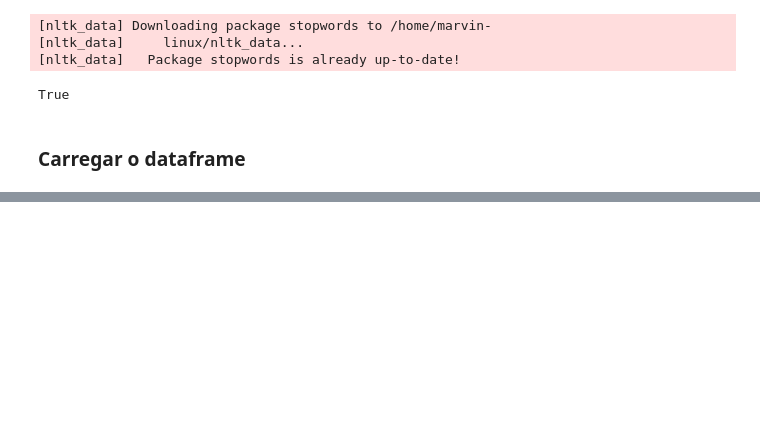
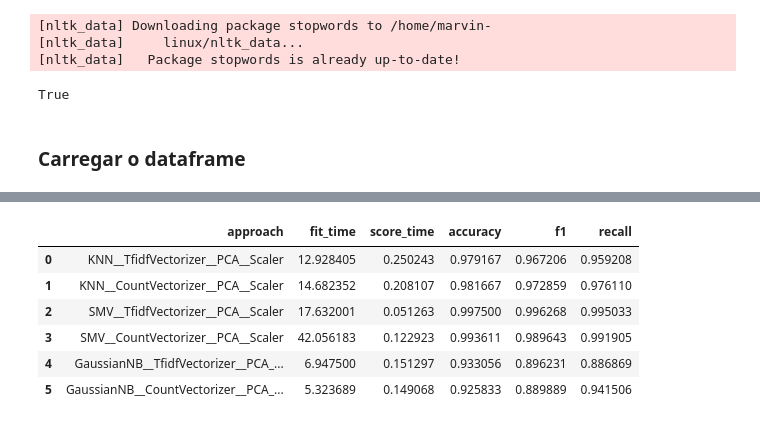
Before and after one commit to atlantico-academy/checape, a Jupyter notebook: notebooks/02 - Comparative Analysis.ipynb, the cells around one changed output, grey strips where cells are left out. Drawn from its saved outputs; the diff is of its cells as text; code cells hidden in the pictures; blank space fills up the shorter version.

```diff
--- a/notebooks/02 - Comparative Analysis.ipynb
+++ b/notebooks/02 - Comparative Analysis.ipynb
@@ -24,7 +38,8 @@ True
 # %%
 df = pd.read_csv(
     "../data/raw/NoThemeTweets.csv", usecols=["tweet_text", "sentiment"]
-).sample(30000)
+).sample(9000, random_state=42)
 
+# x_train, x_test, y_train, y_test = train_test_split(df.tweet_text,df.sentiment,test_size=0.2, random_state=42)
 
-df.shape
+# len(x_train)
@@ -33,9 +46,14 @@ df.shape
 # %%
-corpus_train = df.tweet_text[2000:].to_list()
-labels_train = df.sentiment[2000:].replace({"Positivo": 1, "Negativo": 0}).to_list()
+# corpus_train = df.tweet_text[2000:].to_list()
+# labels_train = df.sentiment[2000:].replace({"Positivo": 1, "Negativo": 0}).to_list()
 
+corpus_train = df.tweet_text.to_list()
+labels_train = df.sentiment.replace({"Positivo": 1, "Negativo": 0}).to_list()
 
-corpus_test = df.tweet_text[:2000].to_list()
-labels_test = df.sentiment[:2000].replace({"Positivo": 1, "Negativo": 0}).to_list()
+# corpus_test = x_test.to_list()
+# labels_test = y_test.replace({"Positivo": 1, "Negativo": 0}).to_list()
+
+# corpus_test = df.tweet_text[:2000].to_list()
+# labels_test = df.sentiment[:2000].replace({"Positivo": 1, "Negativo": 0}).to_list()
 
 stop_words = nltk.corpus.stopwords.words("portuguese") + ["https"] + ["co"]
@@ -41,0 +248,42 @@ stop_words = nltk.corpus.stopwords.words("portuguese") + ["https"] + ["co"]
+# %%
+all_scores
+
+corpus_name = "NoThemeTweets"
+approach_names = []
+fit_times = []
+scores_times = []
+accuracy_means = []
+f1_scores_mean = []
+recall_scores_mean = []
+
+
+for approach_name, score in all_scores.items():
+    print(f"{approach_name}")
+    print(f"{score['scores']}")
+    approach_names.append(approach_name)
+    fit_times.append(score["scores"]["fit_time"].mean())
+    scores_times.append(score["scores"]["score_time"].mean())
+    accuracy_means.append(score["scores"]["test_accuracy"].mean())
+    f1_scores_mean.append(score["scores"]["test_f1"].mean())
+    recall_scores_mean.append(score["scores"]["test_recall"].mean())
+    print("\n")
+
+
+# data={'Name':['Karan','Rohit','Sahil','Aryan'],'Age':[23,22,21,24]}
+
+
+test_data = data = {
+    "approach": approach_names,
+    "fit_time": fit_times,
+    "score_time": scores_times,
+    "accuracy": accuracy_means,
+    "f1": f1_scores_mean,
+    "recall": recall_scores_mean,
+}
+
+
+test_data_df = pd.DataFrame(test_data)
+
+
+test_data_df
+# %% [output]
@@ -41,0 +307,7 @@ stop_words = nltk.corpus.stopwords.words("portuguese") + ["https"] + ["co"]
+|  | approach | fit_time | score_time | accuracy | f1 | recall |
+| 0 | KNN__TfidfVectorizer__PCA__Scaler | 12.928405 | 0.250243 | 0.979167 | 0.967206 | 0.959208 |
+| 1 | KNN__CountVectorizer__PCA__Scaler | 14.682352 | 0.208107 | 0.981667 | 0.972859 | 0.976110 |
+| 2 | SMV__TfidfVectorizer__PCA__Scaler | 17.632001 | 0.051263 | 0.997500 | 0.996268 | 0.995033 |
+| 3 | SMV__CountVectorizer__PCA__Scaler | 42.056183 | 0.122923 | 0.993611 | 0.989643 | 0.991905 |
+| 4 | GaussianNB__TfidfVectorizer__PCA_... | 6.947500 | 0.151297 | 0.933056 | 0.896231 | 0.886869 |
+| 5 | GaussianNB__CountVectorizer__PCA_... | 5.323689 | 0.149068 | 0.925833 | 0.889889 | 0.941506 |
```
Also changed, not shown: parts of 26 cells of this notebook.
